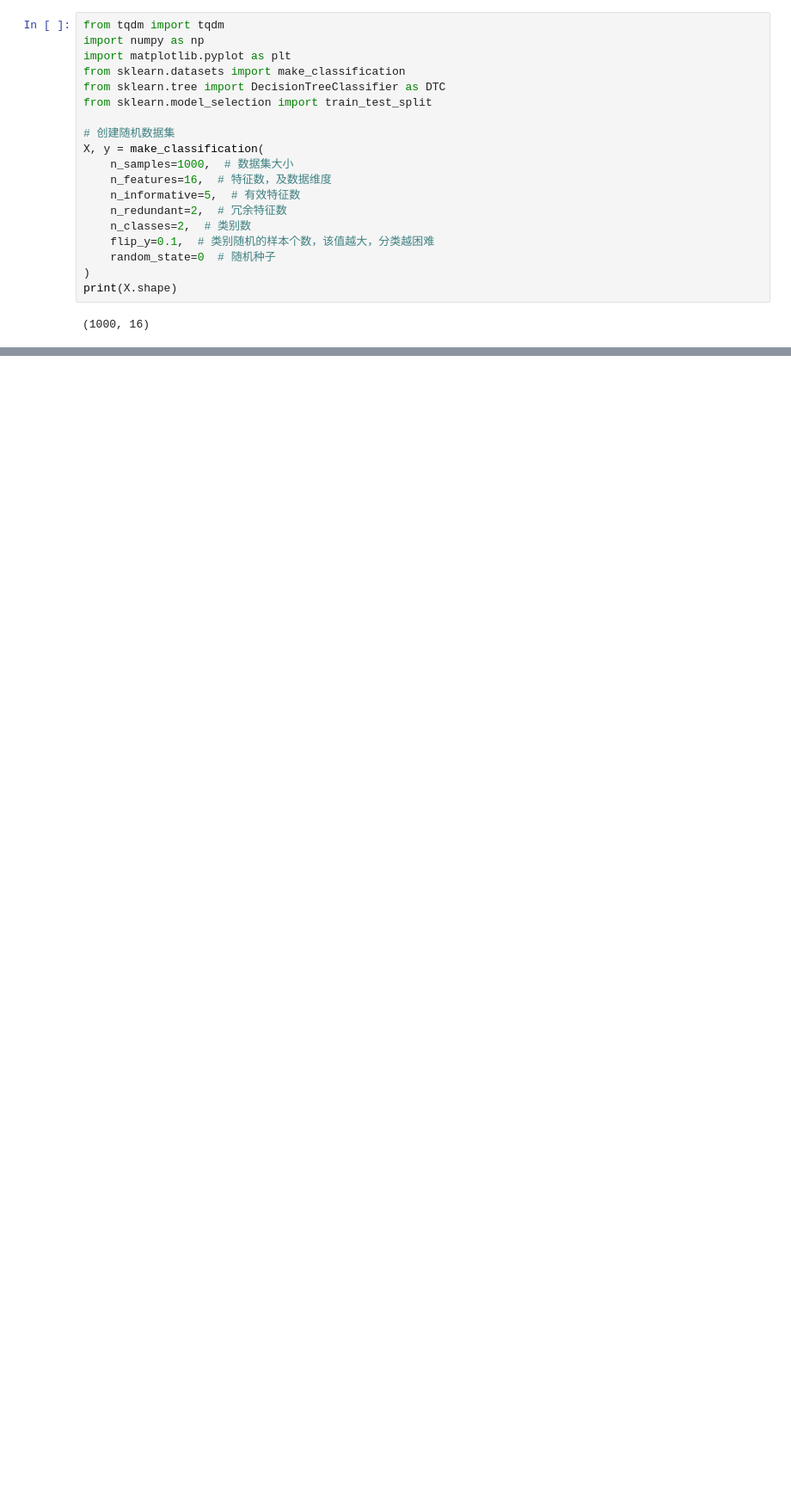
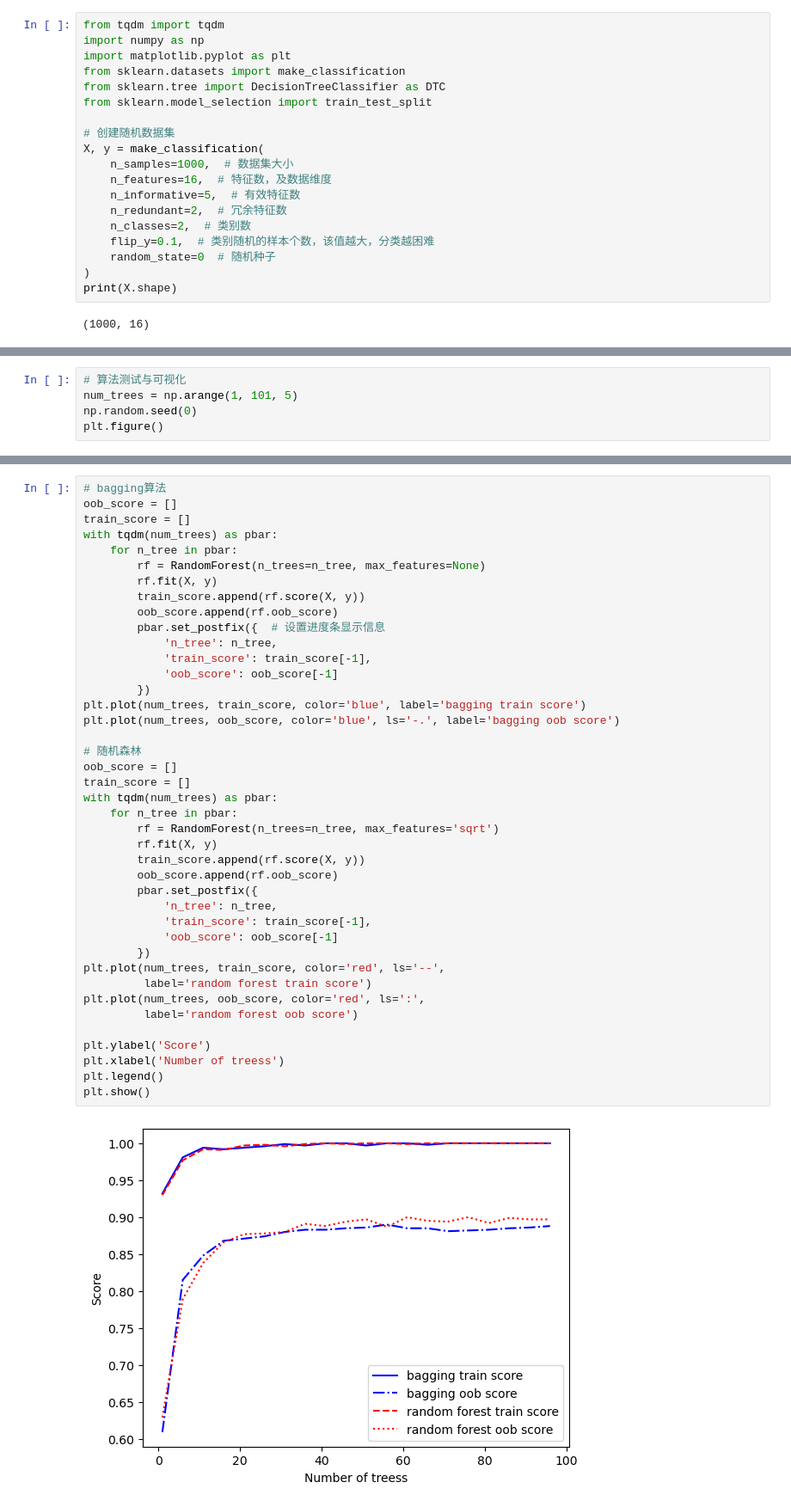
Before and after one commit to OneRaise5385/Machine_Learning, a Jupyter notebook: lec13_Ensemble.ipynb, the cells around one changed output, grey strips where cells are left out. Shown at 86% size. Saved outputs shown, nothing was run; the diff lists cells and outputs as text; blank space fills up the shorter version.

```diff
--- a/lec13_Ensemble.ipynb
+++ b/lec13_Ensemble.ipynb
@@ -36,0 +73,5 @@ class RandomForest:
+# %%
+# 算法测试与可视化
+num_trees = np.arange(1, 101, 5)
+np.random.seed(0)
+plt.figure()
@@ -36,0 +81,43 @@ class RandomForest:
+# %%
+# bagging算法
+oob_score = []
+train_score = []
+with tqdm(num_trees) as pbar:
+    for n_tree in pbar:
+        rf = RandomForest(n_trees=n_tree, max_features=None)
+        rf.fit(X, y)
+        train_score.append(rf.score(X, y))
+        oob_score.append(rf.oob_score)
+        pbar.set_postfix({  # 设置进度条显示信息
+            'n_tree': n_tree,
+            'train_score': train_score[-1],
+            'oob_score': oob_score[-1]
+        })
+plt.plot(num_trees, train_score, color='blue', label='bagging train score')
+plt.plot(num_trees, oob_score, color='blue', ls='-.', label='bagging oob score')
+
+# 随机森林
+oob_score = []
+train_score = []
+with tqdm(num_trees) as pbar:
+    for n_tree in pbar:
+        rf = RandomForest(n_trees=n_tree, max_features='sqrt')
+        rf.fit(X, y)
+        train_score.append(rf.score(X, y))
+        oob_score.append(rf.oob_score)
+        pbar.set_postfix({
+            'n_tree': n_tree,
+            'train_score': train_score[-1],
+            'oob_score': oob_score[-1]
+        })
+plt.plot(num_trees, train_score, color='red', ls='--',
+         label='random forest train score')
+plt.plot(num_trees, oob_score, color='red', ls=':',
+         label='random forest oob score')
+
+plt.ylabel('Score')
+plt.xlabel('Number of treess')
+plt.legend()
+plt.show()
+# %% [output]
+[figure, added]
```
Also changed, not shown: parts of 4 cells of this notebook, 1 other file.
